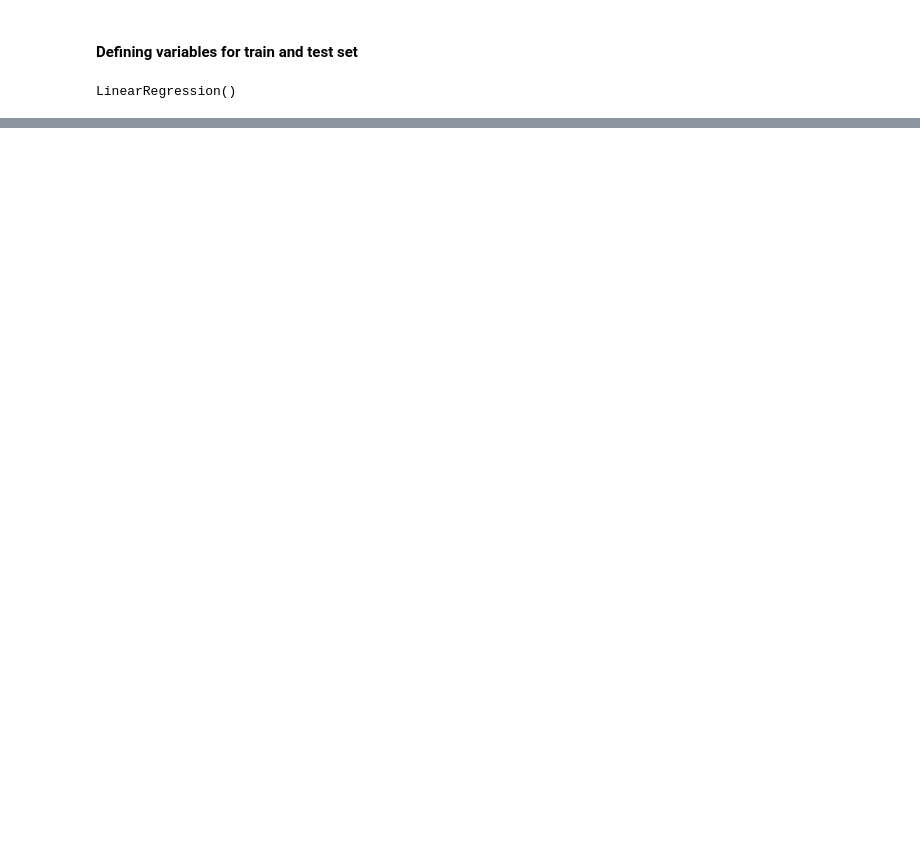
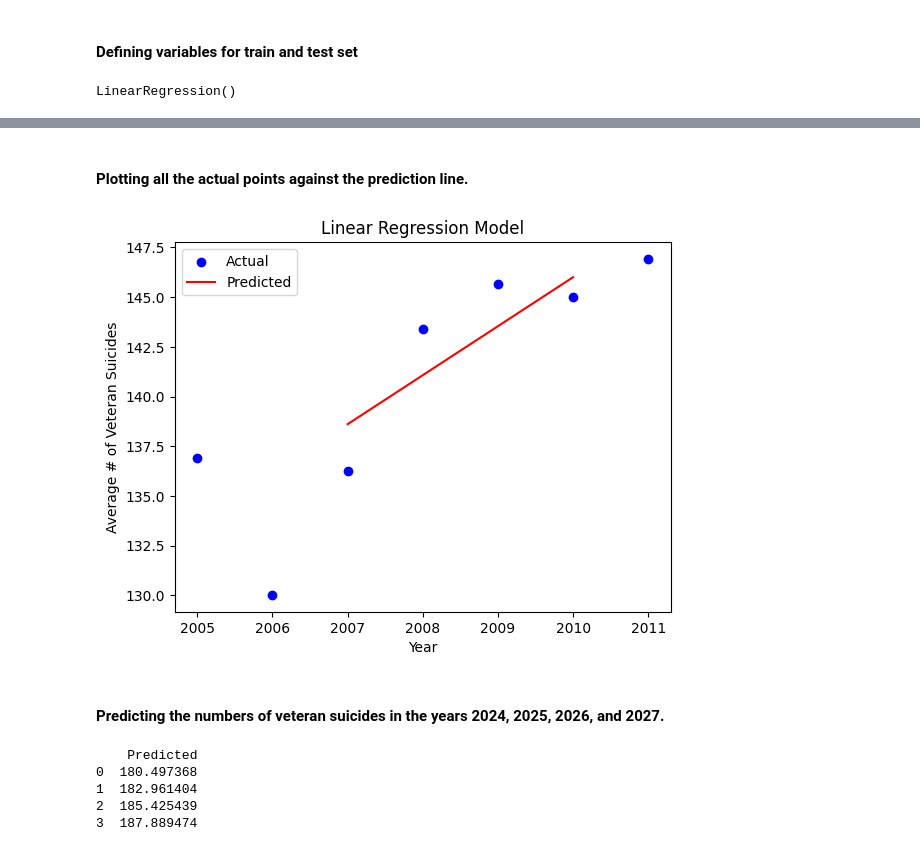
Before and after one commit to LuciMcD/Capstone-Project-MCDANIEL, a Jupyter notebook: LinearRegressionModel.ipynb, the cells around one changed output, grey strips where cells are left out. Cells and saved outputs as stored; diff of their text form; code cells hidden in the pictures; blank space fills up the shorter version.

Commit message:
more data exploring and running the LR model

```diff
--- a/LinearRegressionModel.ipynb
+++ b/LinearRegressionModel.ipynb
@@ -52,0 +53,26 @@ plt.show()
+# %% [markdown]
+#### Plotting all the actual points against the prediction line.
+# %%
+plt.scatter(X, y, color='blue', label='Actual')
+plt.plot(X_test, y_pred, color='red', label='Predicted')
+plt.xlabel('Year')
+plt.ylabel('Average # of Veteran Suicides')
+plt.title('Linear Regression Model')
+plt.legend()
+plt.show()
+# %% [output]
+[figure, added]
+# %% [markdown]
+#### Predicting the numbers of veteran suicides in the years 2024, 2025, 2026, and 2027.
+# %%
+X_new = np.array([[2024], [2025], [2026], [2027]])
+y_pred = model.predict(X_new)
+
+prediction = pd.DataFrame({'Predicted': y_pred})
+print(prediction)
+# %% [output]
+    Predicted
+0  180.497368
+1  182.961404
+2  185.425439
+3  187.889474
```
Also changed, not shown: parts of 12 cells of this notebook, 3 other files.
